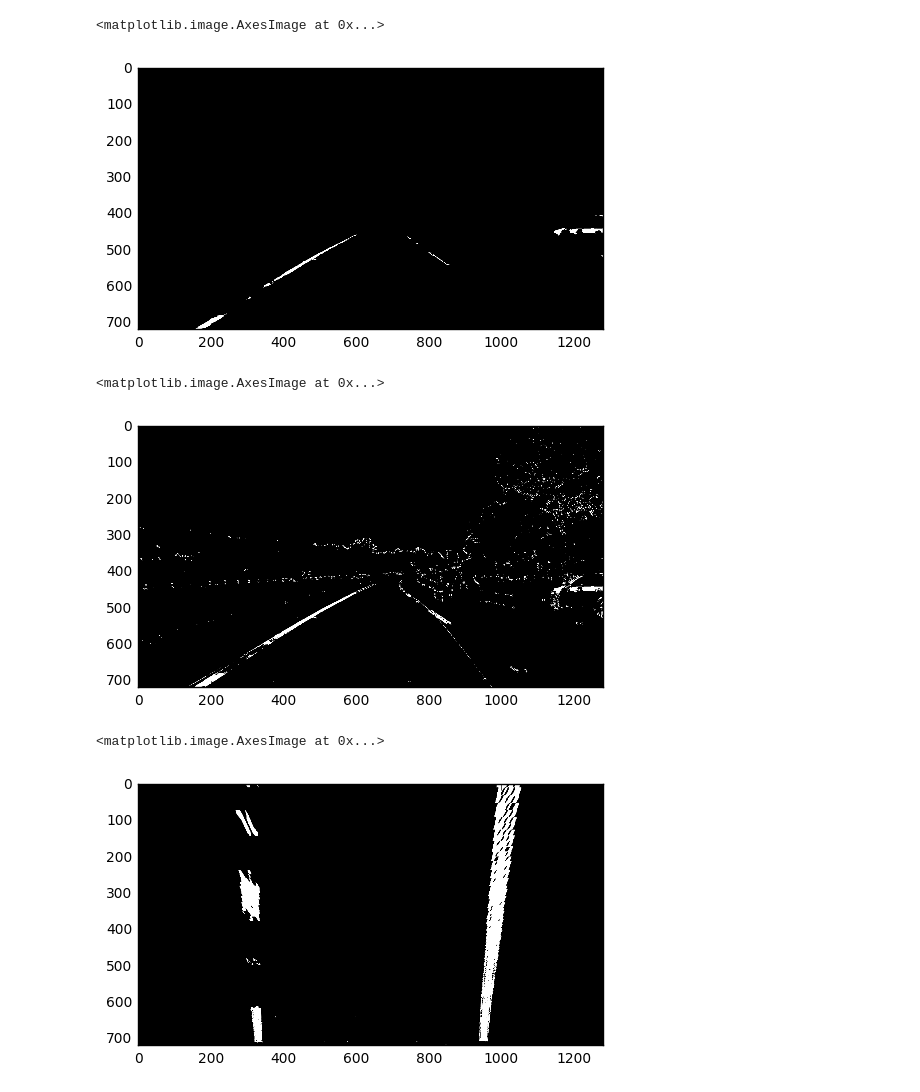
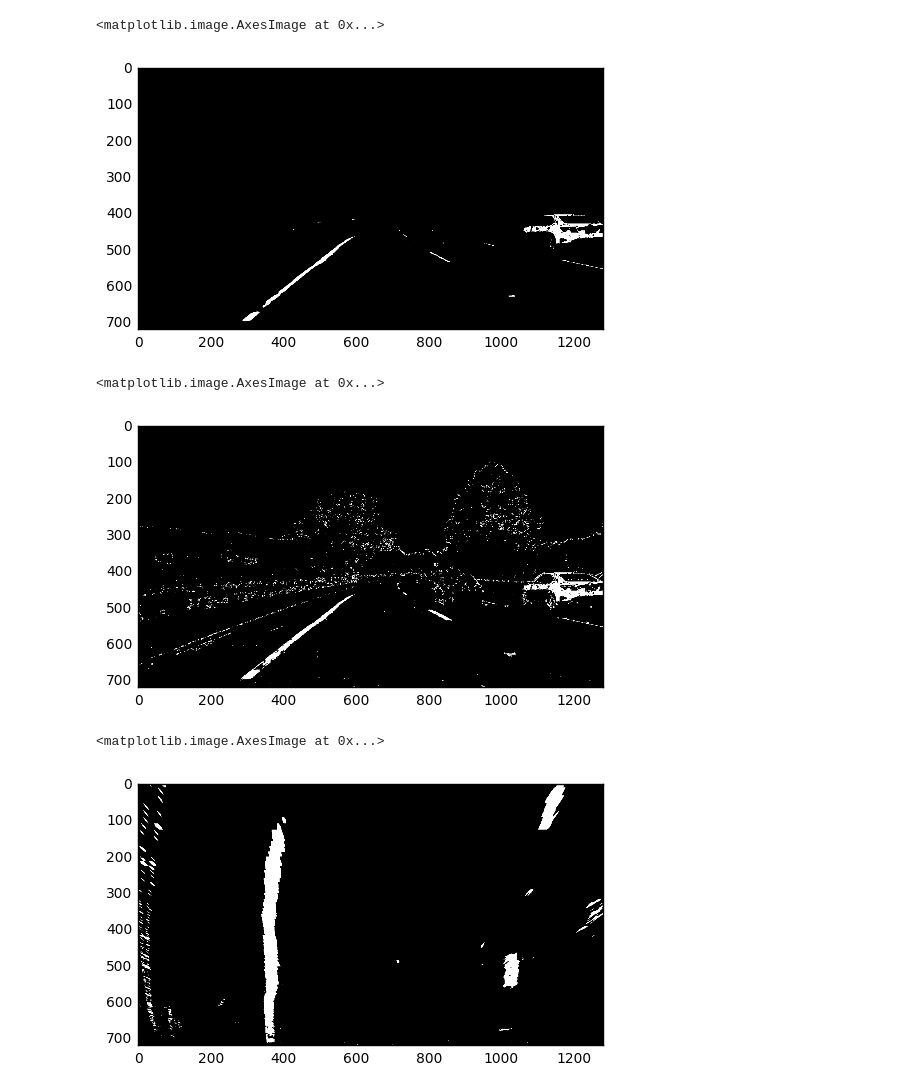
Before and after one commit to ddrm86/udacity-selfdriving-p4, a Jupyter notebook: p3_avanced_lanes_detector.ipynb, the cells around one changed output. Drawn from its saved outputs; the diff is of its cells as text; code cells hidden in the pictures.

```diff
--- a/p3_avanced_lanes_detector.ipynb
+++ b/p3_avanced_lanes_detector.ipynb
@@ -50,6 +54,7 @@ ax2.set_title('Undistorted Image', fontsize=30)
 # %%
-img_file = 'frames/frame1052.png'
+img_file = 'test_images/test4.jpg'
 test_image = cv2.imread(img_file)
 test_image = cv2.cvtColor(test_image, cv2.COLOR_BGR2RGB)
-plt.imshow(test_image)
+undist_ti = undistort(test_image, mtx, dist)
+show_two_images(test_image, undist_ti, 'Original', 'Undistorted')
 # %% [output]
@@ -138,0 +127,5 @@ plt.imshow(hard_image[:,:,1], cmap='gray')
+# %%
+undist_hls = cv2.cvtColor(undist_ti, cv2.COLOR_RGB2HLS)
+l_channel = undist_hls[:,:,1]
+s_channel = undist_hls[:,:,2]
+show_two_images(l_channel, s_channel, 'L channel', 'S channel')
@@ -139,31 +134,34 @@ plt.imshow(hard_image[:,:,1], cmap='gray')
 # %%
-hard_hls = cv2.cvtColor(hard_image, cv2.COLOR_RGB2HLS)
-h_channel = hard_hls[:,:,1]
-s_channel = hard_hls[:,:,2]
-binary_s = np.zeros_like(s_channel)
-binary_s[(s_channel > 150) & (s_channel <= 255) & (h_channel > 100) & (h_channel <= 255)] = 1
-plt.imshow(binary_s, cmap='gray')
+def combine_ls(image):
+    image = cv2.cvtColor(image, cv2.COLOR_RGB2HLS)
+    l_channel = image[:,:,1]
+    s_channel = image[:,:,2]
+    combined = np.zeros_like(s_channel)
+    combined[(s_channel > 150) & (s_channel <= 255) & (l_channel > 100) & (l_channel <= 255)] = 1
+    return combined
+combined_ls = combine_ls(undist_ti)
+plt.imshow(combined_ls, cmap='gray')
 # %% [output]
 <matplotlib.image.AxesImage at 0x...>
-[figure, old version]
+[figure, new version]
 # %%
-binary = np.zeros_like(combined)
-binary[(combined == 1) | (binary_s == 1)] = 1
-plt.imshow(binary, cmap='gray')
+combined = np.zeros_like(combined_sobel)
+combined[(combined_sobel == 1) | (combined_ls == 1)] = 1
+plt.imshow(combined, cmap='gray')
 # %% [output]
 <matplotlib.image.AxesImage at 0x...>
-[figure, old version]
+[figure, new version]
 # %%
 src = np.float32([[585, 460], [203, 720], [1127, 720], [695, 460]])
 dst = np.float32([[320, 0], [320, 720], [960,720], [960, 0]])
 M = cv2.getPerspectiveTransform(src, dst)
 Minv = cv2.getPerspectiveTransform(dst, src)
-img_size = (binary.shape[1], binary.shape[0])
-binary_warped = cv2.warpPerspective(binary, M, img_size, flags=cv2.INTER_LINEAR)
+img_size = (combined.shape[1], combined.shape[0])
+binary_warped = cv2.warpPerspective(combined, M, img_size, flags=cv2.INTER_LINEAR)
 plt.imshow(binary_warped, cmap='gray')
 # %% [output]
 <matplotlib.image.AxesImage at 0x...>
-[figure, old version]
+[figure, new version]
 # %%
 histogram = np.sum(binary_warped[binary_warped.shape[0]/2:,:], axis=0)
 plt.plot(histogram)
```
Also changed, not shown: parts of 22 cells of this notebook.
